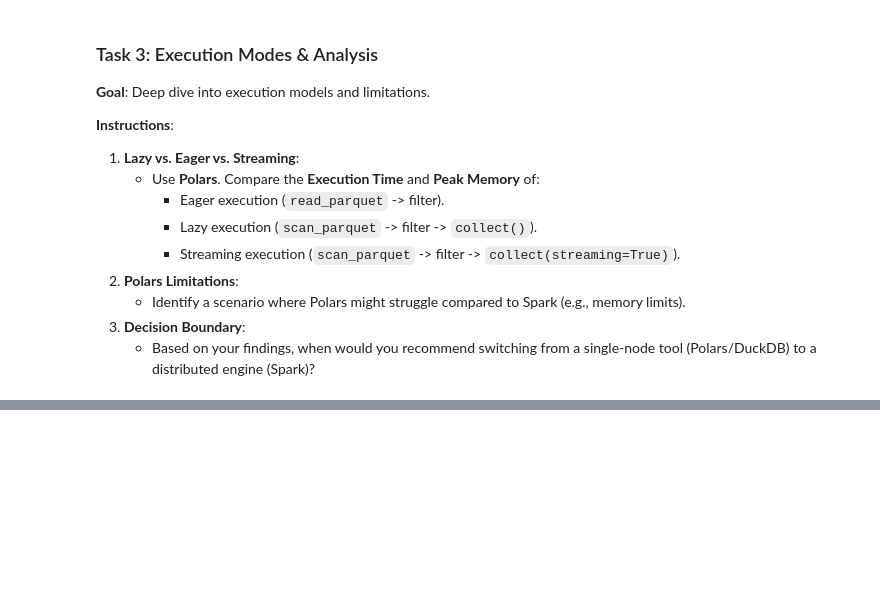
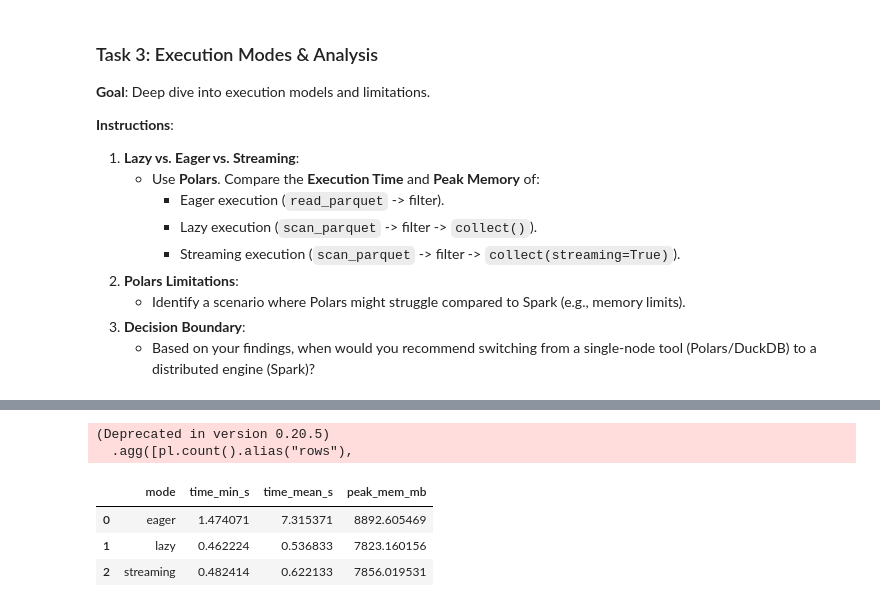
Before and after one commit to Felooo8/tbd-workshop-1, a Jupyter notebook: notebooks/tbd_phase_2.ipynb, the cells around one changed output, grey strips where cells are left out. Saved outputs shown, nothing was run; the diff lists cells and outputs as text; code cells hidden in the pictures; blank space fills up the shorter version.

```diff
--- a/notebooks/tbd_phase_2.ipynb
+++ b/notebooks/tbd_phase_2.ipynb
@@ -627,4 +820,76 @@ Podsumowując, wyniki ilościowe potwierdzają, że dla przetwarzania danych mie
 3.  **Decision Boundary**:
     -   Based on your findings, when would you recommend switching from a single-node tool (Polars/DuckDB) to a distributed engine (Spark)?
 # %%
-# Your Code Here for Task 3
+import pandas as pd
+import polars as pl
+import gc, time
+from memory_profiler import memory_usage
+
+DATA_PATH = "social_media_data.parquet"
+
+COL_CAT  = "category"
+COL_VIEWS = "views"
+COL_LIKES = "likes"
+
+def _gc():
+    gc.collect()
+
+def measure_one(func, repeats=3, warmup=1):
+    for _ in range(warmup):
+        _gc(); func()
+    times=[]; peaks=[]
+    for _ in range(repeats):
+        _gc()
+        t0=time.time()
+        peak = memory_usage((func,), max_usage=True, interval=0.1)
+        t1=time.time()
+        times.append(t1-t0); peaks.append(float(peak))
+    return {"time_min_s": min(times), "time_mean_s": sum(times)/len(times), "peak_mem_mb": max(peaks)}
+
+def eager_run():
+    df = pl.read_parquet(DATA_PATH)
+    out = (df.filter((pl.col(COL_VIEWS) >= 100) & (pl.col(COL_LIKES) >= 10))
+             .group_by(COL_CAT)
+             .agg([pl.count().alias("rows"),
+                   pl.col(COL_VIEWS).sum().alias("sum_views")])
+             .sort("sum_views", descending=True))
+    return out.height
+
+def lazy_run():
+    scan = pl.scan_parquet(DATA_PATH)
+    out = (scan.filter((pl.col(COL_VIEWS) >= 100) & (pl.col(COL_LIKES) >= 10))
+              .group_by(COL_CAT)
+              .agg([pl.count().alias("rows"),
+                    pl.col(COL_VIEWS).sum().alias("sum_views")])
+              .sort("sum_views", descending=True)
+              .collect())
+    return out.height
+
+def streaming_run():
+    scan = pl.scan_parquet(DATA_PATH)
+    out = (scan.filter((pl.col(COL_VIEWS) >= 100) & (pl.col(COL_LIKES) >= 10))
+              .group_by(COL_CAT)
+              .agg([pl.count().alias("rows"),
+                    pl.col(COL_VIEWS).sum().alias("sum_views")])
+              .sort("sum_views", descending=True)
+              .collect(engine="streaming"))
+    return out.height
+
+rows_holder = {}
+print("Measuring eager...")
+m_eager = measure_one(lambda: rows_holder.setdefault("e", eager_run()))
+print("Measuring lazy...")
+m_lazy = measure_one(lambda: rows_holder.setdefault("l", lazy_run()))
+print("Measuring streaming...")
+m_stream = measure_one(lambda: rows_holder.setdefault("s", streaming_run()))
+
+task3 = pd.DataFrame([
+    {"mode":"eager", **m_eager},
+    {"mode":"lazy", **m_lazy},
+    {"mode":"streaming", **m_stream},
+])
+
+display(task3)
+task3.to_csv("phase2_task3_polars_modes.csv", index=False)
+print("Saved: phase2_task3_polars_modes.csv")
+# %% [output]
@@ -630,0 +903,6 @@ Podsumowując, wyniki ilościowe potwierdzają, że dla przetwarzania danych mie
+(Deprecated in version 0.20.5)
+  .agg([pl.count().alias("rows"),
+|  | mode | time_min_s | time_mean_s | peak_mem_mb |
+| 0 | eager | 1.474071 | 7.315371 | 8892.605469 |
+| 1 | lazy | 0.462224 | 0.536833 | 7823.160156 |
+| 2 | streaming | 0.482414 | 0.622133 | 7856.019531 |
```
Also changed, not shown: parts of 5 cells of this notebook, 11 other files.
